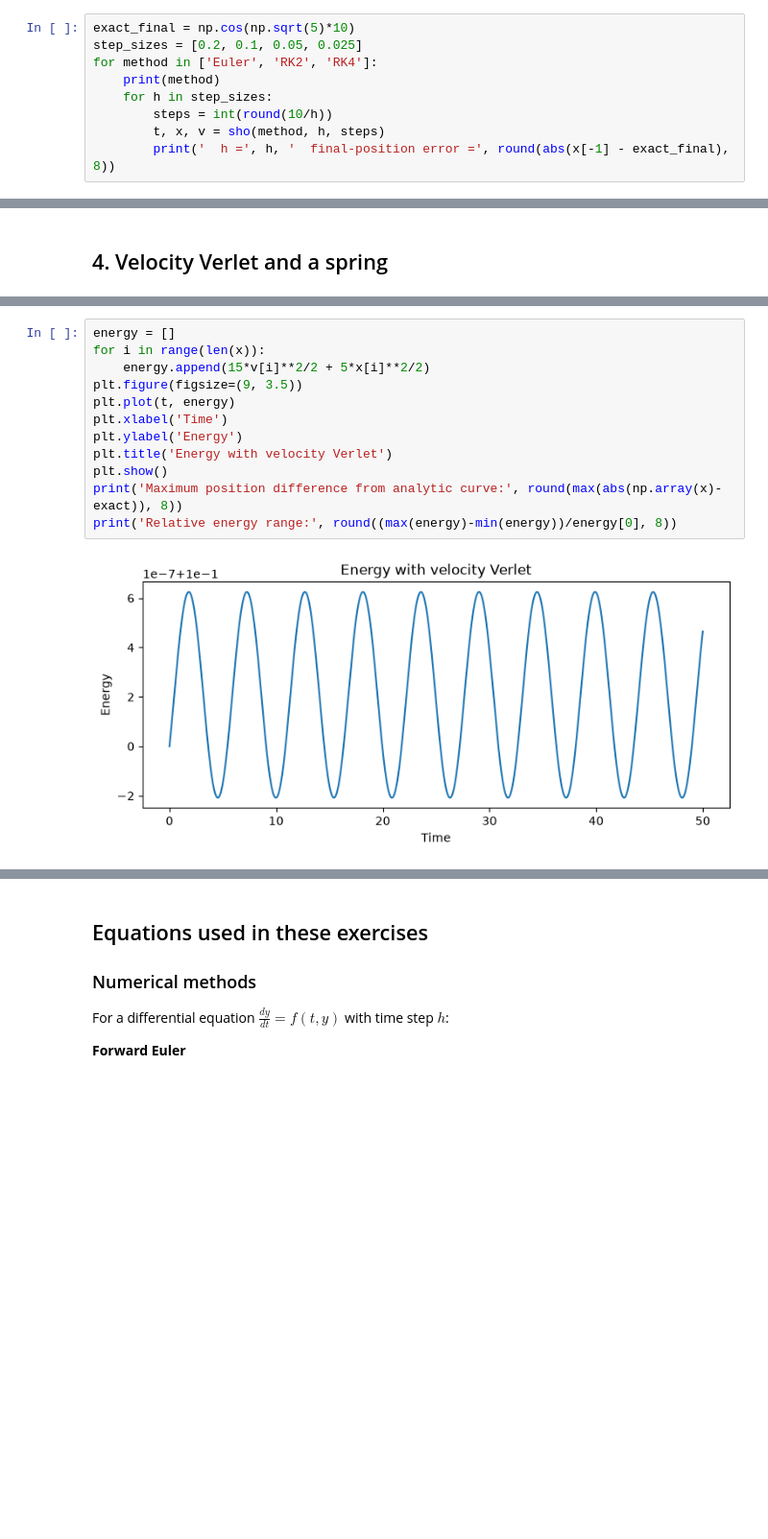
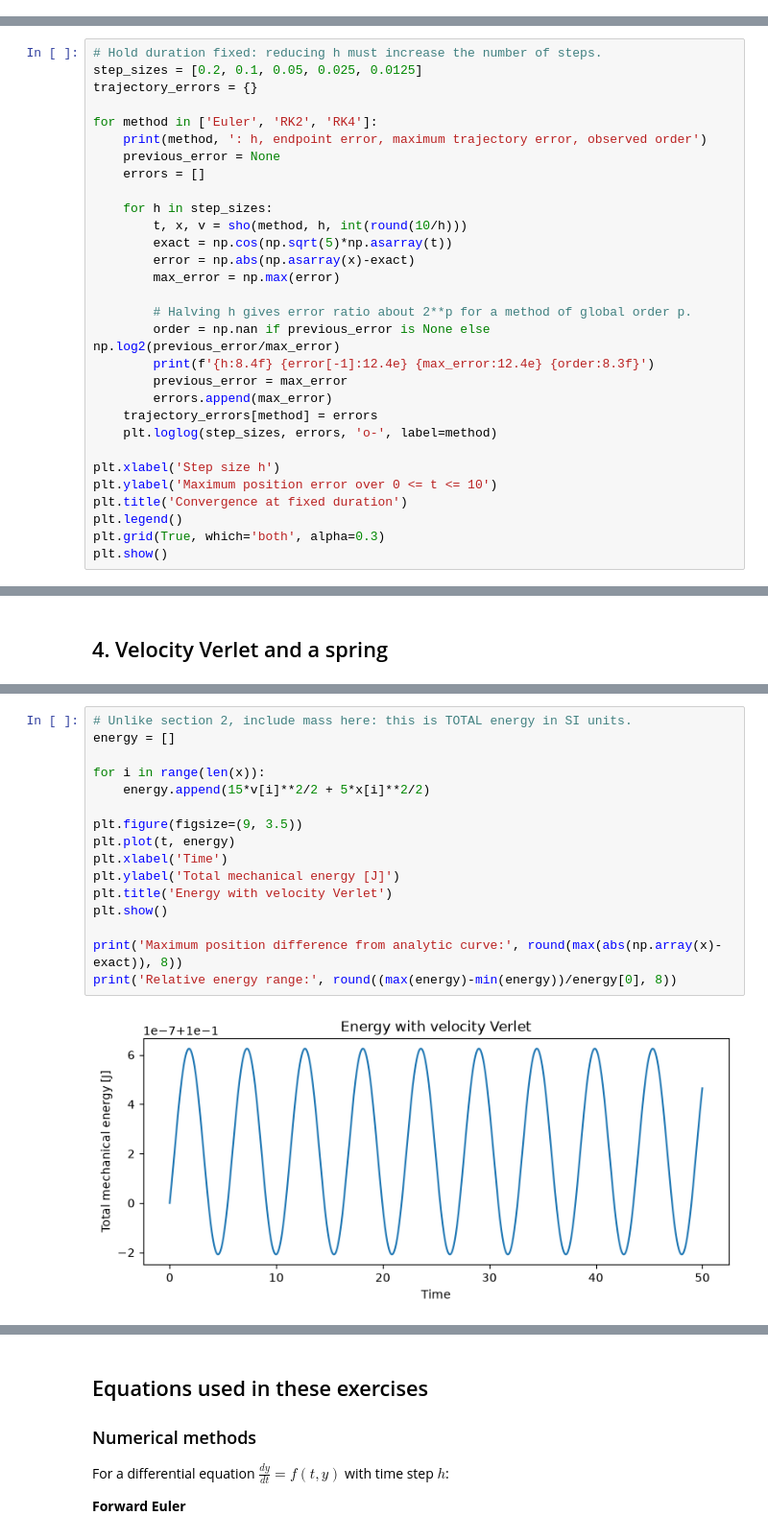
Before and after one commit to maryamahsan-codes/Math-Methods-for-Physicists-Python, a Jupyter notebook: 2_Differential Equations/2A_Oscillators_Euler_RK2_RK4_Verlet.ipynb, the cells around one changed output, grey strips where cells are left out. Shown at 96% size. Cells and saved outputs as stored; diff of their text form; blank space fills up the shorter version.

```diff
--- a/2_Differential Equations/2A_Oscillators_Euler_RK2_RK4_Verlet.ipynb
+++ b/2_Differential Equations/2A_Oscillators_Euler_RK2_RK4_Verlet.ipynb
@@ -117,12 +130,3 @@ plt.tight_layout()
 plt.show()
 # %% [output]
 [figure]
-# %%
-exact_final = np.cos(np.sqrt(5)*10)
-step_sizes = [0.2, 0.1, 0.05, 0.025]
-for method in ['Euler', 'RK2', 'RK4']:
-    print(method)
-    for h in step_sizes:
-        steps = int(round(10/h))
-        t, x, v = sho(method, h, steps)
-        print('  h =', h, '  final-position error =', round(abs(x[-1] - exact_final), 8))
@@ -146,0 +133,30 @@ The table shows how the final-position error changes as $h$ is reduced. This is
+# %%
+# Hold duration fixed: reducing h must increase the number of steps.
+step_sizes = [0.2, 0.1, 0.05, 0.025, 0.0125]
+trajectory_errors = {}
+
+for method in ['Euler', 'RK2', 'RK4']:
+    print(method, ': h, endpoint error, maximum trajectory error, observed order')
+    previous_error = None
+    errors = []
+
+    for h in step_sizes:
+        t, x, v = sho(method, h, int(round(10/h)))
+        exact = np.cos(np.sqrt(5)*np.asarray(t))
+        error = np.abs(np.asarray(x)-exact)
+        max_error = np.max(error)
+
+        # Halving h gives error ratio about 2**p for a method of global order p.
+        order = np.nan if previous_error is None else np.log2(previous_error/max_error)
+        print(f'{h:8.4f} {error[-1]:12.4e} {max_error:12.4e} {order:8.3f}')
+        previous_error = max_error
+        errors.append(max_error)
+    trajectory_errors[method] = errors
+    plt.loglog(step_sizes, errors, 'o-', label=method)
+
+plt.xlabel('Step size h')
+plt.ylabel('Maximum position error over 0 <= t <= 10')
+plt.title('Convergence at fixed duration')
+plt.legend()
+plt.grid(True, which='both', alpha=0.3)
+plt.show()
@@ -233,19 +279,23 @@ plt.show()
 # %% [output]
 [figure]
 # %%
+# Unlike section 2, include mass here: this is TOTAL energy in SI units.
 energy = []
+
 for i in range(len(x)):
     energy.append(15*v[i]**2/2 + 5*x[i]**2/2)
+
 plt.figure(figsize=(9, 3.5))
 plt.plot(t, energy)
 plt.xlabel('Time')
-plt.ylabel('Energy')
+plt.ylabel('Total mechanical energy [J]')
 plt.title('Energy with velocity Verlet')
 plt.show()
+
 print('Maximum position difference from analytic curve:', round(max(abs(np.array(x)-exact)), 8))
 print('Relative energy range:', round((max(energy)-min(energy))/energy[0], 8))
 # %% [output]
-[figure, old version]
+[figure, new version]
 Maximum position difference from analytic curve: 7.4e-06
 Relative energy range: 8.33e-06
 # %% [markdown]
```
Also changed, not shown: parts of 16 cells of this notebook.
